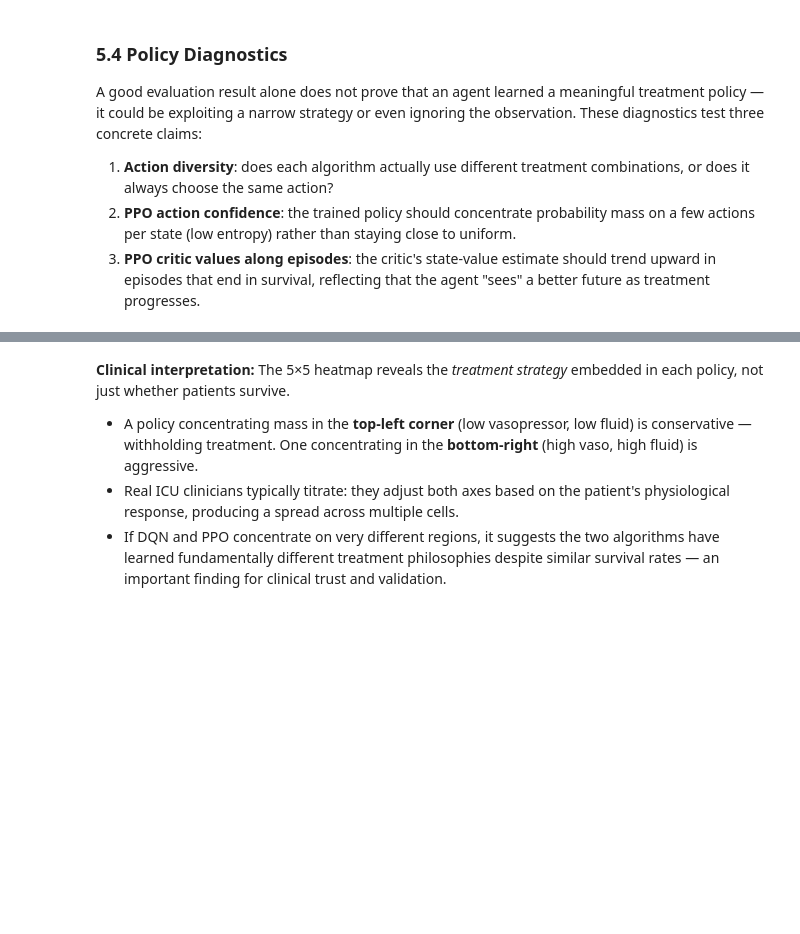
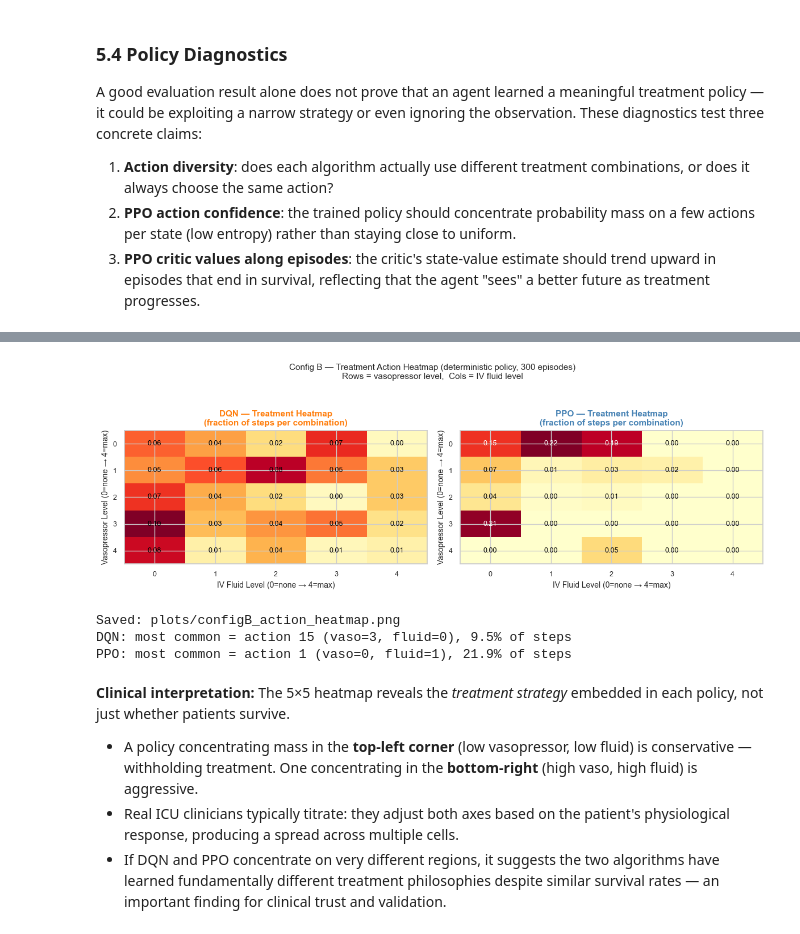
Before and after one commit to Mehmet1700/reinforcement-learning-project, a Jupyter notebook: notebooks/02_config_b_deep_rl.ipynb, the cells around one changed output, grey strips where cells are left out. Saved outputs shown, nothing was run; the diff lists cells and outputs as text; code cells hidden in the pictures; blank space fills up the shorter version.

```diff
--- a/notebooks/02_config_b_deep_rl.ipynb
+++ b/notebooks/02_config_b_deep_rl.ipynb
@@ -1320,36 +1314,42 @@ for ax, mat, title, color in [
     (axes[1], _ppo_frac, 'PPO', 'steelblue'),
 ]:
     ax.imshow(mat, cmap='YlOrRd', aspect='auto', vmin=0)
     ax.set_xticks(range(5))
     ax.set_yticks(range(5))
     ax.set_xticklabels([str(i) for i in range(5)], fontsize=9)
     ax.set_yticklabels([str(i) for i in range(5)], fontsize=9)
     ax.set_xlabel('IV Fluid Level (0=none → 4=max)', fontsize=10)
     ax.set_ylabel('Vasopressor Level (0=none → 4=max)', fontsize=10)
     ax.set_title(f'{title} — Treatment Heatmap\n(fraction of steps per combination)',
                  fontsize=11, color=color, fontweight='bold')
     for r in range(5):
         for c in range(5):
             v = mat[r, c]
             ax.text(c, r, f'{v:.2f}', ha='center', va='center',
                     fontsize=9, color='white' if v > 0.10 else 'black')
 
 fig.suptitle(
     'Config B — Treatment Action Heatmap (deterministic policy, 300 episodes)\n'
     'Rows = vasopressor level,  Cols = IV fluid level',
     fontsize=11, y=1.04
 )
 plt.tight_layout()
 plt.savefig('plots/configB_action_heatmap.png', dpi=150, bbox_inches='tight')
 plt.show()
 print('Saved: plots/configB_action_heatmap.png')
 
-for name, cnt in [('DQN', _dqn_cnt), ('PPO', _ppo_cnt)]:
-    top = int(np.argmax(cnt))
+for name, cnt_flat, cnt in [('DQN', np.bincount(_dqn_acts, minlength=25), _dqn_cnt),
+                              ('PPO', np.bincount(_ppo_acts, minlength=25), _ppo_cnt)]:
+    top = int(np.argmax(cnt_flat))
     vaso, fluid = top // 5, top % 5
-    pct = cnt[top] / cnt.sum() * 100
+    pct = cnt_flat[top] / cnt_flat.sum() * 100
     print(f'{name}: most common = action {top} (vaso={vaso}, fluid={fluid}), '
           f'{pct:.1f}% of steps')
+# %% [output]
+[figure, added]
+Saved: plots/configB_action_heatmap.png
+DQN: most common = action 15 (vaso=3, fluid=0), 9.5% of steps
+PPO: most common = action 1 (vaso=0, fluid=1), 21.9% of steps
 # %% [markdown]
 **Clinical interpretation:** The 5×5 heatmap reveals the *treatment strategy* embedded in each policy, not just whether patients survive.
 
```
Also changed, not shown: parts of 9 cells of this notebook, 2 other files.
